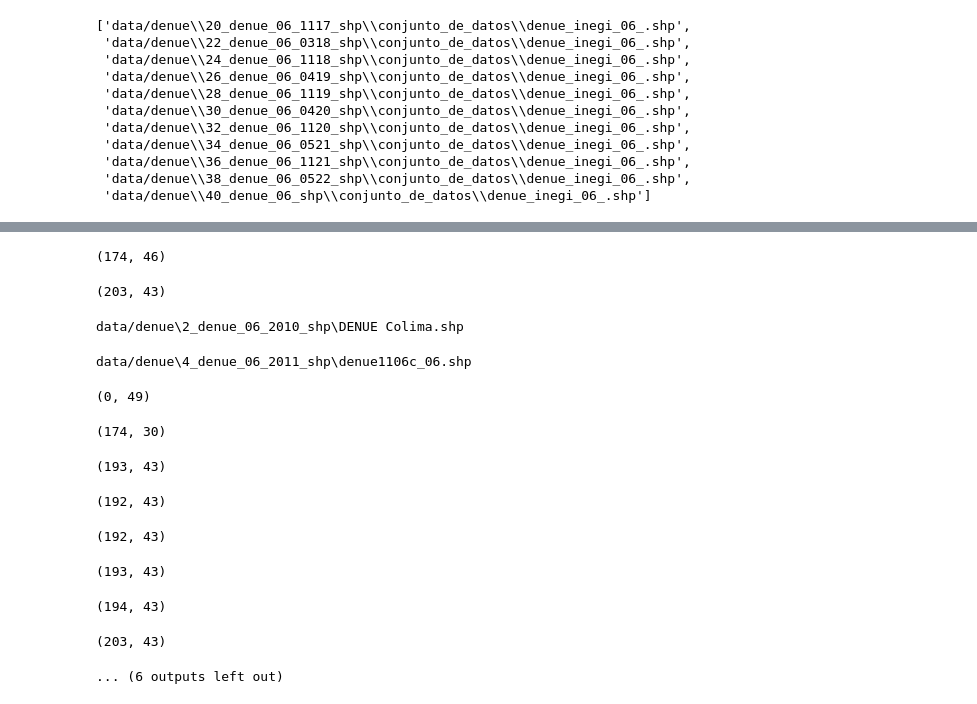
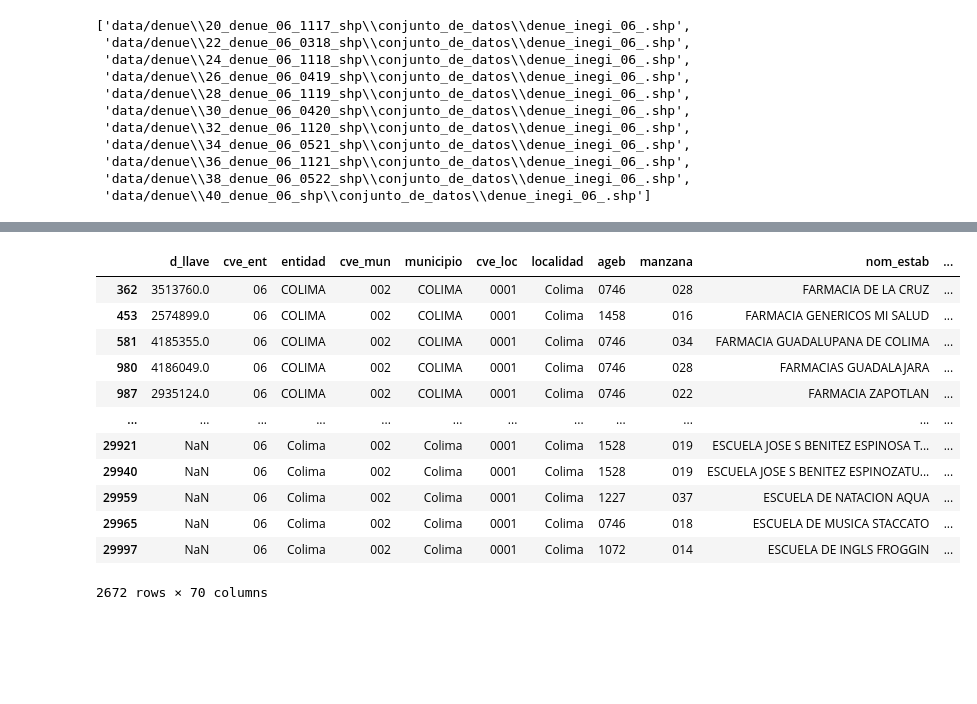
Before and after one commit to pcorner10/prep_2023, a Jupyter notebook: prep2023_V1.ipynb, the cells around one changed output, grey strips where cells are left out. Saved outputs shown, nothing was run; the diff lists cells and outputs as text; code cells hidden in the pictures; blank space fills up the shorter version.

```diff
--- a/prep2023_V1.ipynb
+++ b/prep2023_V1.ipynb
@@ -52,40 +58,39 @@ len(denue_files)
 # %%
 df_full = gpd.GeoDataFrame()
 for f in denue_files:
   gdf = gpd.read_file(f)
 
   # columns to lowercase
   gdf.columns = [x.lower() for x in gdf.columns]
+  gdf.rename(columns=rename_columns, inplace=True)
+
   limite.crs = gdf.crs
 
-  gdf = gpd.sjoin(gdf, limite, how="inner", op='intersects')
+  gdf = gpd.sjoin(gdf, limite, how="inner", predicate='intersects')
   if gdf.shape[0] == 0:
-    print(f)
     continue
   #gdf = gdf[gdf['cve_mun'].isin(["010", "002"])]
   try:
     gdf = gdf[gdf['desc_act'].str.contains("Escuela|Farmacia|Hospital")]
   except:
     gdf = gdf[gdf['nombre_act'].str.contains("Escuela|Farmacia|Hospital")]
 
-
-  print(gdf.shape)
   df_full = pd.concat([df_full, gdf], axis=0)
 
 df_full
 # %% [output]
+|  | d_llave | cve_ent | entidad | cve_mun | municipio | cve_loc | localidad | ageb | manzana | nom_estab | ... |
+| 362 | 3513760.0 | 06 | COLIMA | 002 | COLIMA | 0001 | Colima | 0746 | 028 | FARMACIA DE LA CRUZ | ... |
+| 453 | 2574899.0 | 06 | COLIMA | 002 | COLIMA | 0001 | Colima | 1458 | 016 | FARMACIA GENERICOS MI SALUD | ... |
+| 581 | 4185355.0 | 06 | COLIMA | 002 | COLIMA | 0001 | Colima | 0746 | 034 | FARMACIA GUADALUPANA DE COLIMA | ... |
+| 980 | 4186049.0 | 06 | COLIMA | 002 | COLIMA | 0001 | Colima | 0746 | 028 | FARMACIAS GUADALAJARA | ... |
+| 987 | 2935124.0 | 06 | COLIMA | 002 | COLIMA | 0001 | Colima | 0746 | 022 | FARMACIA ZAPOTLAN | ... |
+| ... | ... | ... | ... | ... | ... | ... | ... | ... | ... | ... | ... |
+| 29921 | NaN | 06 | Colima | 002 | Colima | 0001 | Colima | 1528 | 019 | ESCUELA JOSE S BENITEZ ESPINOSA T... | ... |
+| 29940 | NaN | 06 | Colima | 002 | Colima | 0001 | Colima | 1528 | 019 | ESCUELA JOSE S BENITEZ ESPINOZATU... | ... |
+| 29959 | NaN | 06 | Colima | 002 | Colima | 0001 | Colima | 1227 | 037 | ESCUELA DE NATACION AQUA | ... |
+| 29965 | NaN | 06 | Colima | 002 | Colima | 0001 | Colima | 0746 | 018 | ESCUELA DE MUSICA STACCATO | ... |
+| 29997 | NaN | 06 | Colima | 002 | Colima | 0001 | Colima | 1072 | 014 | ESCUELA DE INGLS FROGGIN | ... |
-(174, 46)
+2672 rows × 70 columns
-(203, 43)
-data/denue\2_denue_06_2010_shp\DENUE Colima.shp
-data/denue\4_denue_06_2011_shp\denue1106c_06.shp
-(0, 49)
-(174, 30)
-(193, 43)
-(192, 43)
-(192, 43)
-(193, 43)
-(194, 43)
-(203, 43)
-... (6 outputs left out)
 # %%
 df_full.to_file("data/denue_2023.gpkg", driver="GPKG")
```
Also changed, not shown: parts of 12 cells of this notebook, 1 other file.
